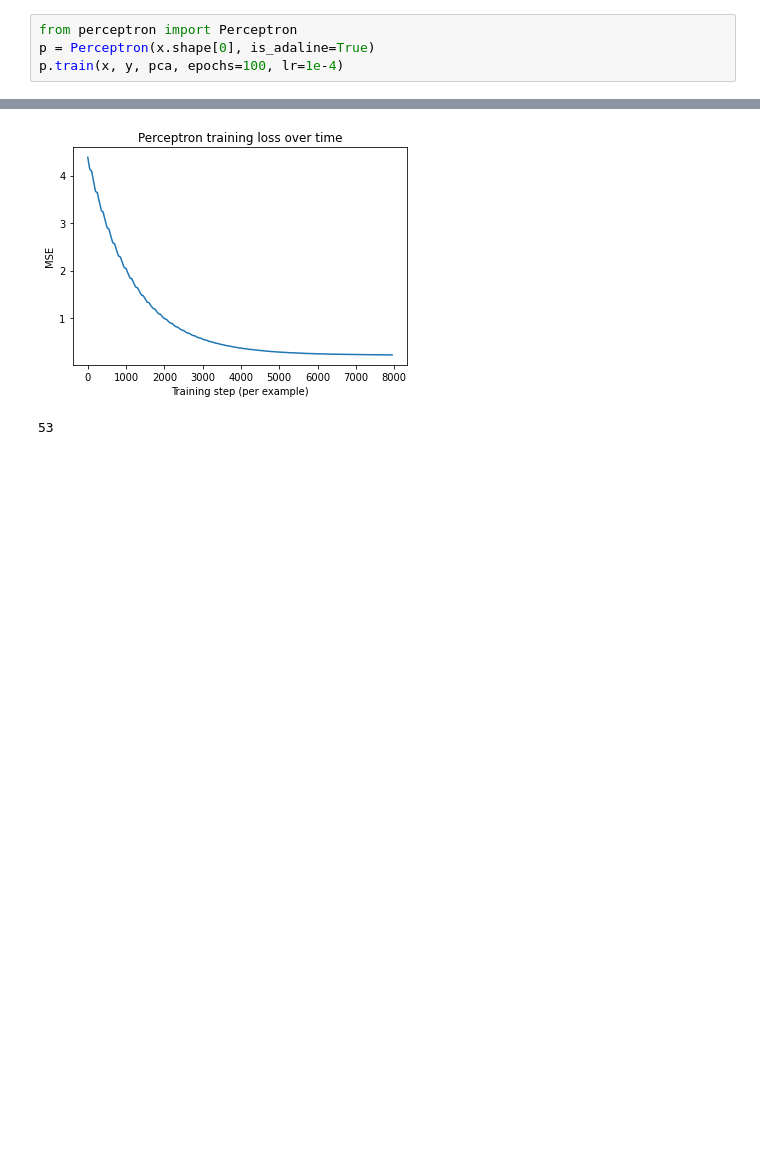
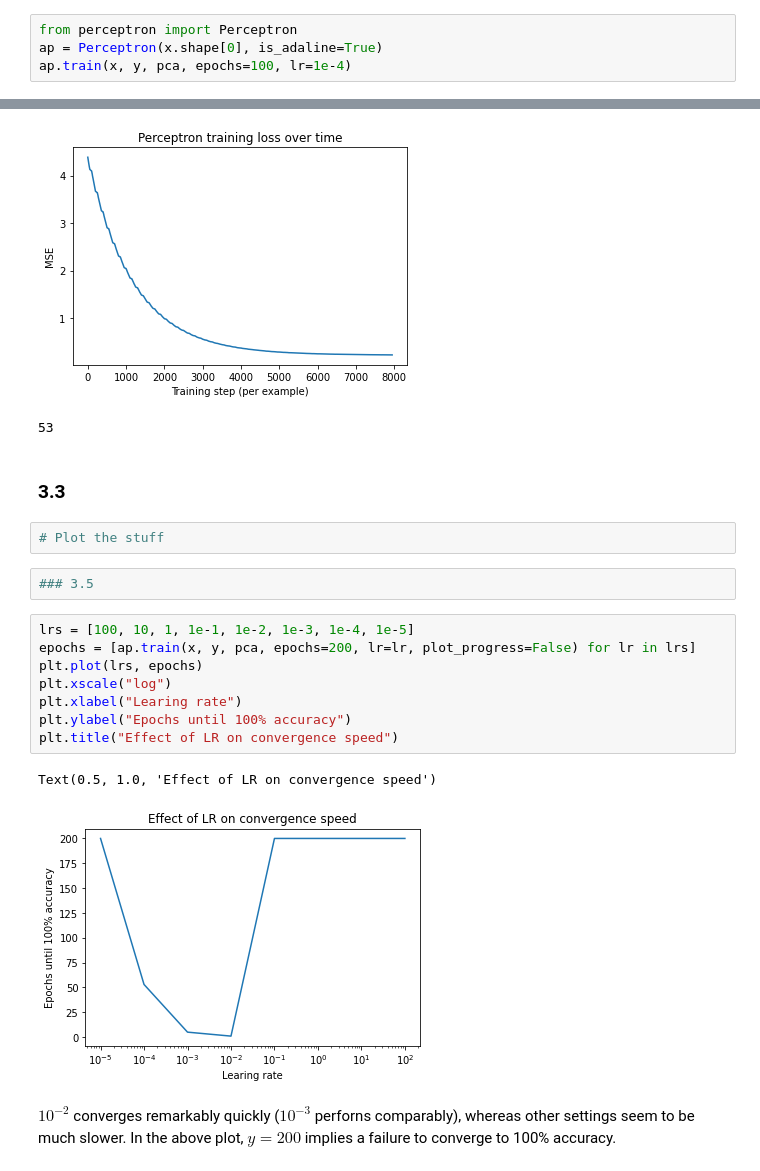
Before and after one commit to kmeng01/9.53-psets, a Jupyter notebook: pset-1/solution.ipynb, the cells around one changed output, grey strips where cells are left out. Saved outputs shown, nothing was run; the diff lists cells and outputs as text; blank space fills up the shorter version.

```diff
--- a/pset-1/solution.ipynb
+++ b/pset-1/solution.ipynb
@@ -101,8 +104,27 @@ Text(0.5, 1.0, 'Effect of LR on convergence speed')
 # %%
 from perceptron import Perceptron
-p = Perceptron(x.shape[0], is_adaline=True)
-p.train(x, y, pca, epochs=100, lr=1e-4)
+ap = Perceptron(x.shape[0], is_adaline=True)
+ap.train(x, y, pca, epochs=100, lr=1e-4)
 # %% [output]
 [figure]
 [figure]
 53
+# %% [markdown]
+### 3.3
+# %%
+# Plot the stuff
+# %%
+### 3.5
+# %%
+lrs = [100, 10, 1, 1e-1, 1e-2, 1e-3, 1e-4, 1e-5]
+epochs = [ap.train(x, y, pca, epochs=200, lr=lr, plot_progress=False) for lr in lrs]
+plt.plot(lrs, epochs)
+plt.xscale("log")
+plt.xlabel("Learing rate")
+plt.ylabel("Epochs until 100% accuracy")
+plt.title("Effect of LR on convergence speed")
+# %% [output]
+Text(0.5, 1.0, 'Effect of LR on convergence speed')
+[figure, added]
+# %% [markdown]
+$10^{-2}$ converges remarkably quickly ($10^{-3}$ perforns comparably), whereas other settings seem to be much slower. In the above plot, $y=200$ implies a failure to converge to 100% accuracy.
```
Also changed, not shown: parts of 2 cells of this notebook.
